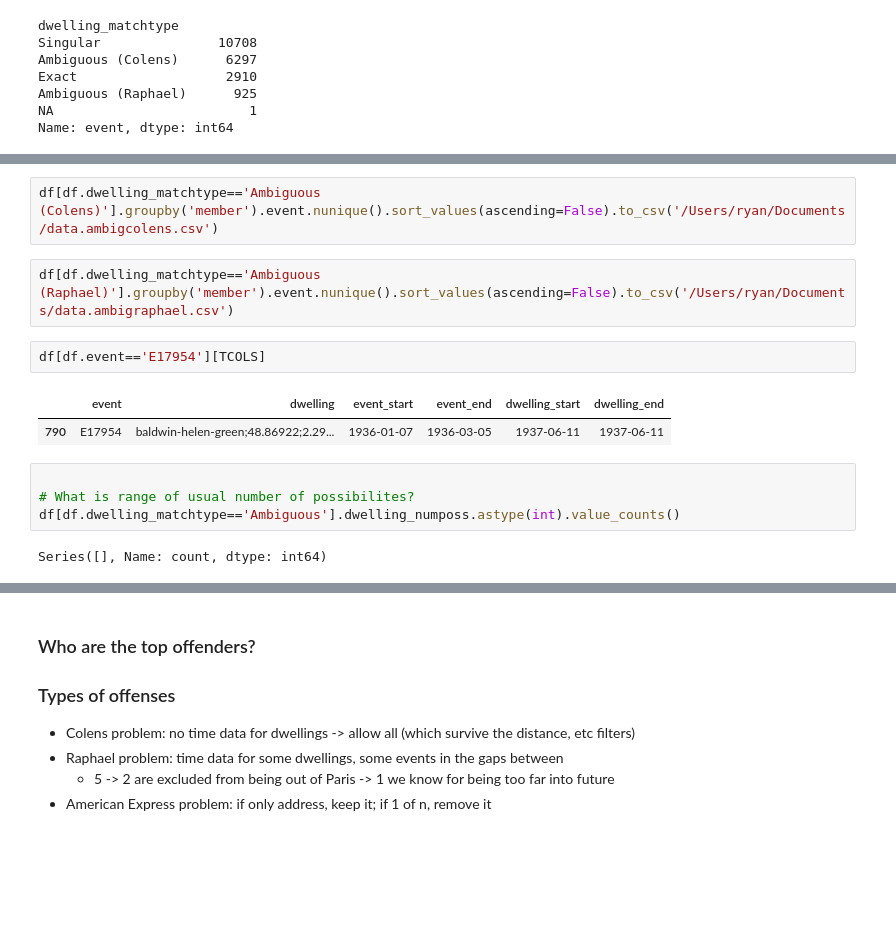
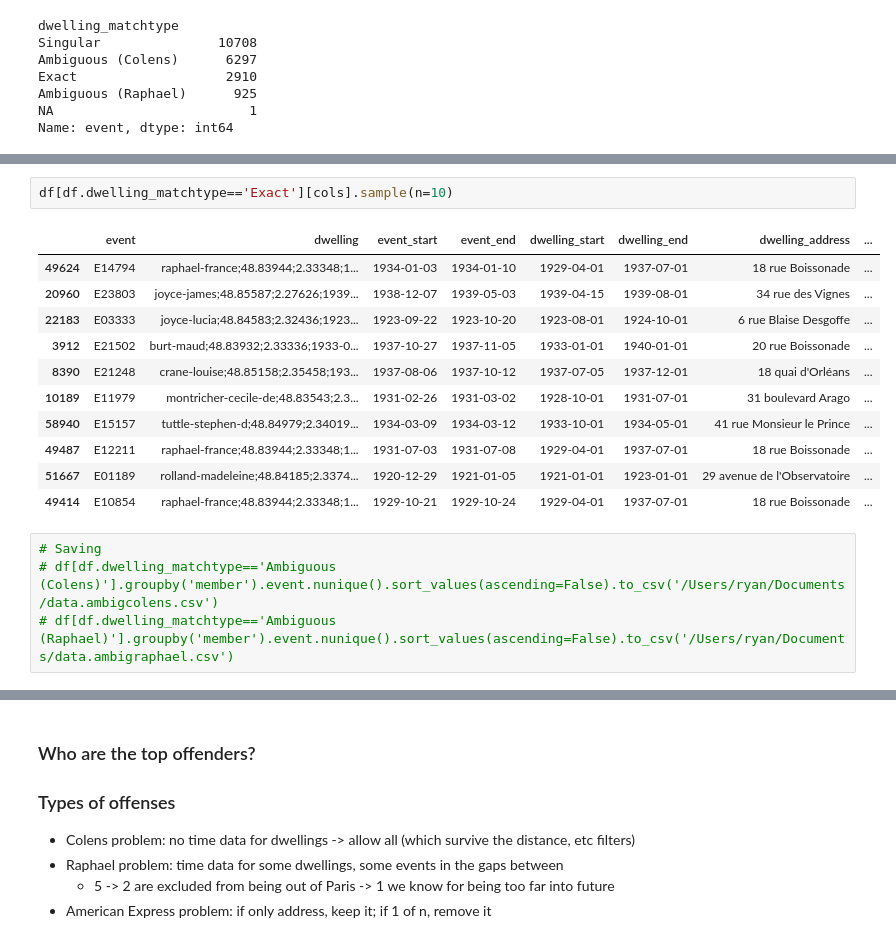
Before and after one commit to Princeton-CDH/geotaste, a Jupyter notebook: notebooks/doc_ambiguous_places.ipynb, the cells around one changed output, grey strips where cells are left out. Drawn from its saved outputs; the diff is of its cells as text; blank space fills up the shorter version.

```diff
--- a/notebooks/doc_ambiguous_places.ipynb
+++ b/notebooks/doc_ambiguous_places.ipynb
@@ -66,15 +93,18 @@ Series([], Name: event, dtype: int64)
+# %%
+df[df.dwelling_matchtype=='Exact'][cols].sample(n=10)
+# %% [output]
+|  | event | dwelling | event_start | event_end | dwelling_start | dwelling_end | dwelling_address | ... |
+| 49624 | E14794 | raphael-france;48.83944;2.33348;1... | 1934-01-03 | 1934-01-10 | 1929-04-01 | 1937-07-01 | 18 rue Boissonade | ... |
+| 20960 | E23803 | joyce-james;48.85587;2.27626;1939... | 1938-12-07 | 1939-05-03 | 1939-04-15 | 1939-08-01 | 34 rue des Vignes | ... |
+| 22183 | E03333 | joyce-lucia;48.84583;2.32436;1923... | 1923-09-22 | 1923-10-20 | 1923-08-01 | 1924-10-01 | 6 rue Blaise Desgoffe | ... |
+| 3912 | E21502 | burt-maud;48.83932;2.33336;1933-0... | 1937-10-27 | 1937-11-05 | 1933-01-01 | 1940-01-01 | 20 rue Boissonade | ... |
+| 8390 | E21248 | crane-louise;48.85158;2.35458;193... | 1937-08-06 | 1937-10-12 | 1937-07-05 | 1937-12-01 | 18 quai d'Orléans | ... |
+| 10189 | E11979 | montricher-cecile-de;48.83543;2.3... | 1931-02-26 | 1931-03-02 | 1928-10-01 | 1931-07-01 | 31 boulevard Arago | ... |
+| 58940 | E15157 | tuttle-stephen-d;48.84979;2.34019... | 1934-03-09 | 1934-03-12 | 1933-10-01 | 1934-05-01 | 41 rue Monsieur le Prince | ... |
+| 49487 | E12211 | raphael-france;48.83944;2.33348;1... | 1931-07-03 | 1931-07-08 | 1929-04-01 | 1937-07-01 | 18 rue Boissonade | ... |
+| 51667 | E01189 | rolland-madeleine;48.84185;2.3374... | 1920-12-29 | 1921-01-05 | 1921-01-01 | 1923-01-01 | 29 avenue de l'Observatoire | ... |
+| 49414 | E10854 | raphael-france;48.83944;2.33348;1... | 1929-10-21 | 1929-10-24 | 1929-04-01 | 1937-07-01 | 18 rue Boissonade | ... |
 # %%
-df[df.dwelling_matchtype=='Ambiguous (Colens)'].groupby('member').event.nunique().sort_values(ascending=False).to_csv('/Users/ryan/Documents/data.ambigcolens.csv')
+# Saving
+# df[df.dwelling_matchtype=='Ambiguous (Colens)'].groupby('member').event.nunique().sort_values(ascending=False).to_csv('/Users/ryan/Documents/data.ambigcolens.csv')
+# df[df.dwelling_matchtype=='Ambiguous (Raphael)'].groupby('member').event.nunique().sort_values(ascending=False).to_csv('/Users/ryan/Documents/data.ambigraphael.csv')
-# %%
-df[df.dwelling_matchtype=='Ambiguous (Raphael)'].groupby('member').event.nunique().sort_values(ascending=False).to_csv('/Users/ryan/Documents/data.ambigraphael.csv')
-# %%
-df[df.event=='E17954'][TCOLS]
-# %% [output]
-|  | event | dwelling | event_start | event_end | dwelling_start | dwelling_end |
-| 790 | E17954 | baldwin-helen-green;48.86922;2.29... | 1936-01-07 | 1936-03-05 | 1937-06-11 | 1937-06-11 |
-# %%
-
-# What is range of usual number of possibilites?
-df[df.dwelling_matchtype=='Ambiguous'].dwelling_numposs.astype(int).value_counts()
-# %% [output]
-Series([], Name: count, dtype: int64)
```
Also changed, not shown: parts of 26 cells of this notebook.
